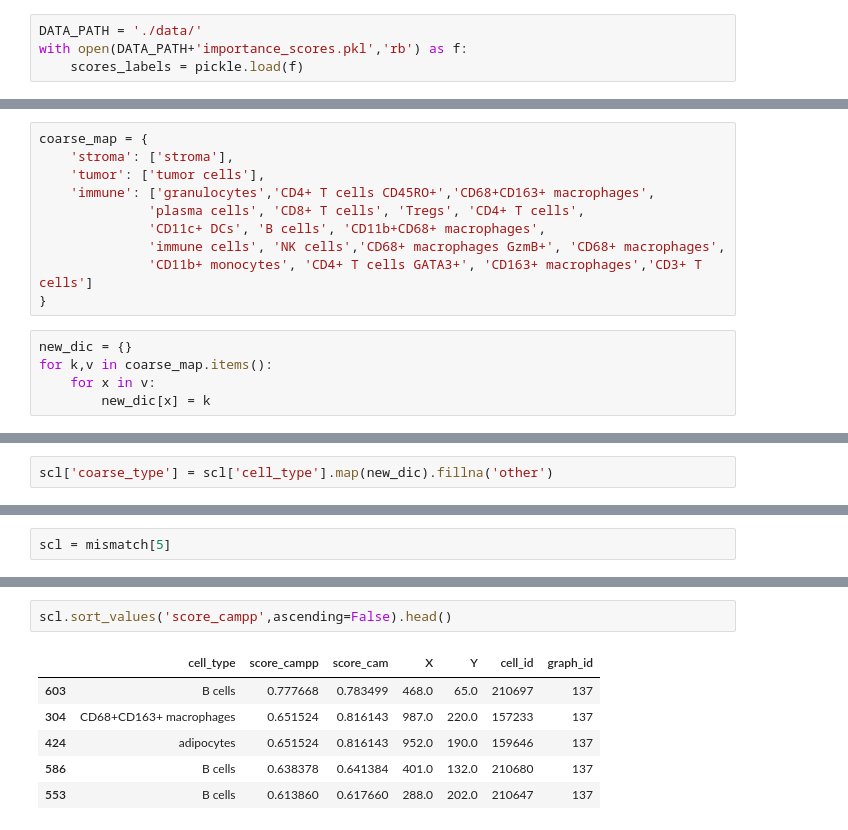
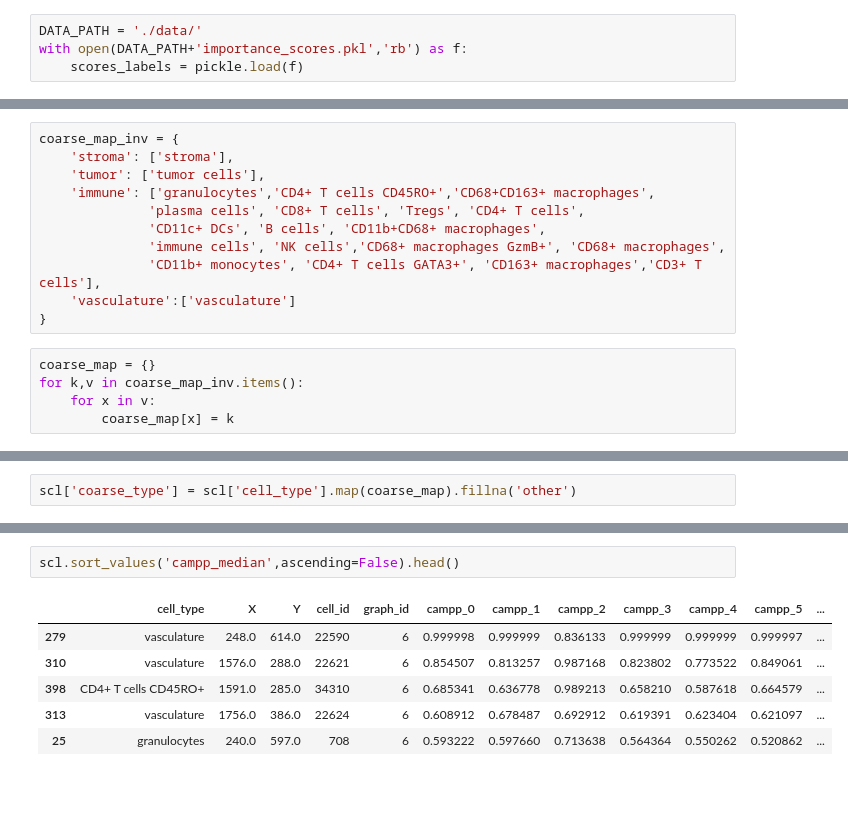
Before and after one commit to jeliason/bioinf593_final_project, a Jupyter notebook: importance_score_analysis.ipynb, the cells around one changed output, grey strips where cells are left out. Cells and saved outputs as stored; diff of their text form; blank space fills up the shorter version.

```diff
--- a/importance_score_analysis.ipynb
+++ b/importance_score_analysis.ipynb
@@ -86,16 +86,17 @@ array(['granulocytes', 'vasculature', 'CD4+ T cells CD45RO+',
 # %%
-coarse_map = {
+coarse_map_inv = {
     'stroma': ['stroma'],
     'tumor': ['tumor cells'],
     'immune': ['granulocytes','CD4+ T cells CD45RO+','CD68+CD163+ macrophages',
               'plasma cells', 'CD8+ T cells', 'Tregs', 'CD4+ T cells',
               'CD11c+ DCs', 'B cells', 'CD11b+CD68+ macrophages',
               'immune cells', 'NK cells','CD68+ macrophages GzmB+', 'CD68+ macrophages',
-              'CD11b+ monocytes', 'CD4+ T cells GATA3+', 'CD163+ macrophages','CD3+ T cells']
+              'CD11b+ monocytes', 'CD4+ T cells GATA3+', 'CD163+ macrophages','CD3+ T cells'],
+    'vasculature':['vasculature']
 }
 # %%
-new_dic = {}
-for k,v in coarse_map.items():
+coarse_map = {}
+for k,v in coarse_map_inv.items():
     for x in v:
-        new_dic[x] = k
+        coarse_map[x] = k
 # %%
@@ -133,5 +131,5 @@ scl.head()
 # %%
-scl['coarse_type'] = scl['cell_type'].map(new_dic).fillna('other')
+scl['coarse_type'] = scl['cell_type'].map(coarse_map).fillna('other')
 # %%
 fig, ax = plt.subplots(figsize=(12,10))
 
@@ -160,2 +150,0 @@ len(mismatch)
-# %%
-scl = mismatch[5]
@@ -177,12 +151,12 @@ Name: cell_type, dtype: int64
 # %%
-scl.sort_values('score_campp',ascending=False).head()
+scl.sort_values('campp_median',ascending=False).head()
 # %% [output]
-|  | cell_type | score_campp | score_cam | X | Y | cell_id | graph_id |
-| 603 | B cells | 0.777668 | 0.783499 | 468.0 | 65.0 | 210697 | 137 |
-| 304 | CD68+CD163+ macrophages | 0.651524 | 0.816143 | 987.0 | 220.0 | 157233 | 137 |
-| 424 | adipocytes | 0.651524 | 0.816143 | 952.0 | 190.0 | 159646 | 137 |
-| 586 | B cells | 0.638378 | 0.641384 | 401.0 | 132.0 | 210680 | 137 |
-| 553 | B cells | 0.613860 | 0.617660 | 288.0 | 202.0 | 210647 | 137 |
+|  | cell_type | X | Y | cell_id | graph_id | campp_0 | campp_1 | campp_2 | campp_3 | campp_4 | campp_5 | ... |
+| 279 | vasculature | 248.0 | 614.0 | 22590 | 6 | 0.999998 | 0.999999 | 0.836133 | 0.999999 | 0.999999 | 0.999997 | ... |
+| 310 | vasculature | 1576.0 | 288.0 | 22621 | 6 | 0.854507 | 0.813257 | 0.987168 | 0.823802 | 0.773522 | 0.849061 | ... |
+| 398 | CD4+ T cells CD45RO+ | 1591.0 | 285.0 | 34310 | 6 | 0.685341 | 0.636778 | 0.989213 | 0.658210 | 0.587618 | 0.664579 | ... |
+| 313 | vasculature | 1756.0 | 386.0 | 22624 | 6 | 0.608912 | 0.678487 | 0.692912 | 0.619391 | 0.623404 | 0.621097 | ... |
+| 25 | granulocytes | 240.0 | 597.0 | 708 | 6 | 0.593222 | 0.597660 | 0.713638 | 0.564364 | 0.550262 | 0.520862 | ... |
 # %%
 # plot histogram of scores per cell type
 for ct in scl.cell_type.unique():
```
Also changed, not shown: parts of 17 cells of this notebook.
